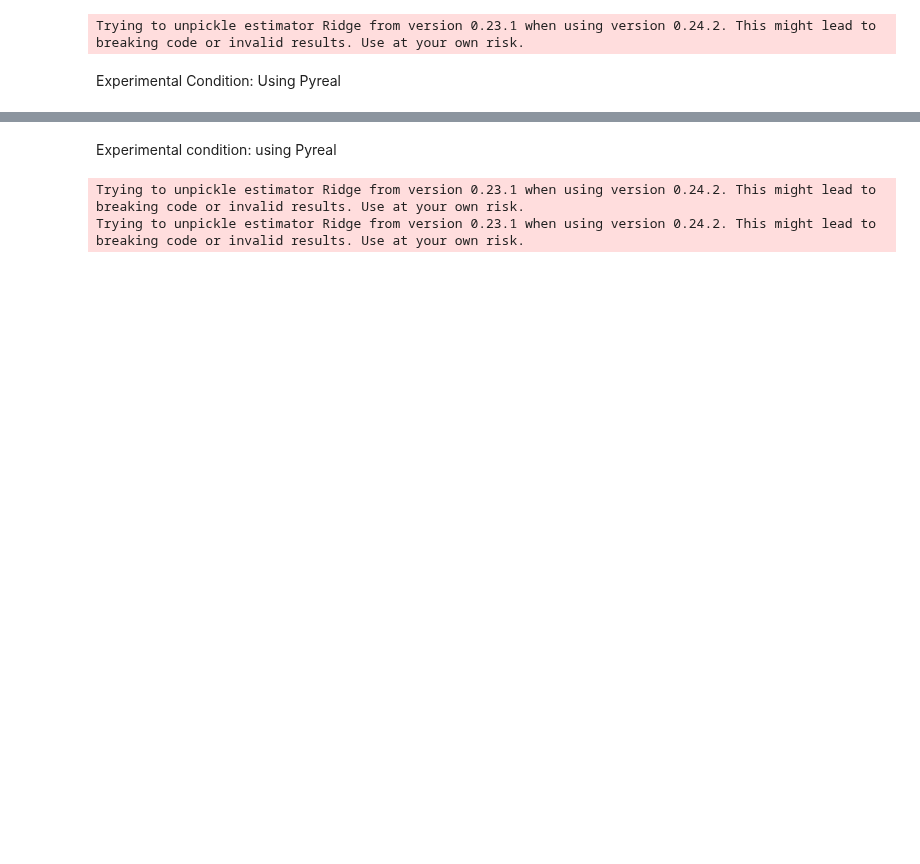
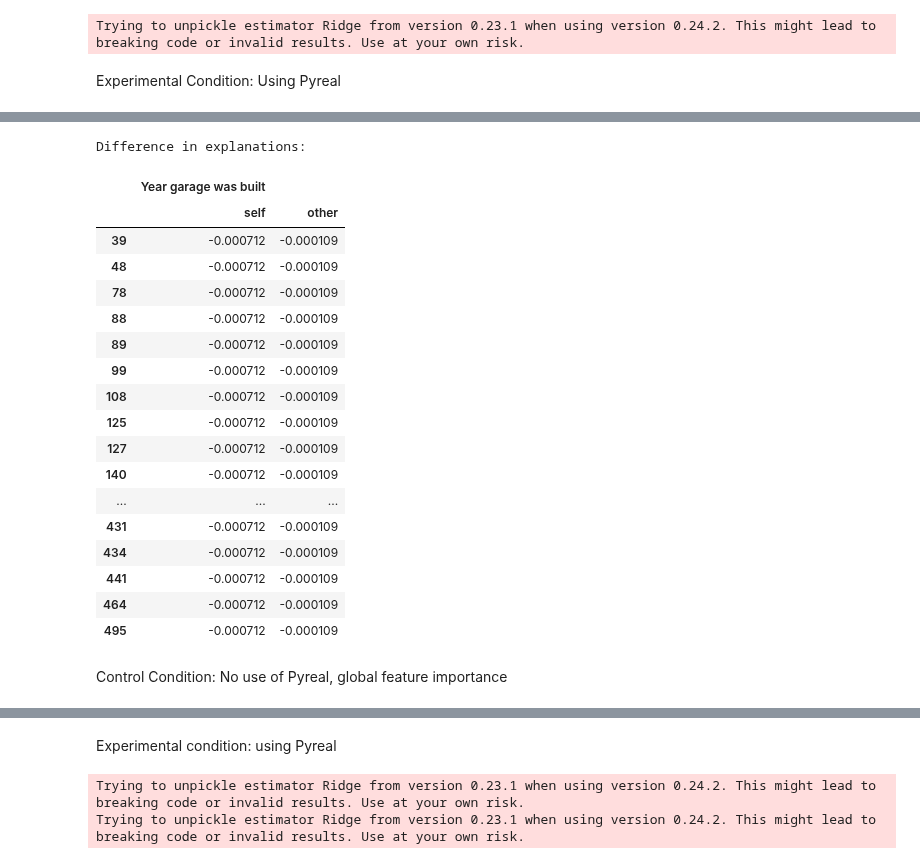
Before and after one commit to sibyl-dev/pyreal, a Jupyter notebook: experiments/ames_housing.ipynb, the cells around one changed output, grey strips where cells are left out. Saved outputs shown, nothing was run; the diff lists cells and outputs as text; code cells hidden in the pictures; blank space fills up the shorter version.

```diff
--- a/experiments/ames_housing.ipynb
+++ b/experiments/ames_housing.ipynb
@@ -70,8 +70,6 @@ def ames_transform(x):  #****
     x_cat = x_transform.select_dtypes(include=["object"])
     x_num = x_num.fillna(x_num.median())
     return pd.concat([x_num, x_cat], axis=1)
-
-
 X_explain = ames_transform(X_orig)
 columns_to_encode = X_explain.select_dtypes(include=["object"]).columns
 to_encode = X_explain[columns_to_encode]
@@ -82,11 +80,16 @@ encoded = ohe.transform(to_encode)
 encoded_df = pd.DataFrame(encoded, columns=encoded_columns, index=index)
 X_explain = pd.concat([X_explain.drop(columns_to_encode, axis="columns"), encoded_df], axis=1)
 columns = X_explain.columns
-
 model = pickle.load(open("../tutorials/ames_housing/model.pkl", "rb"))
 explainer = shap.Explainer(model, X_explain)
 explanation = explainer(X_explain.iloc[0:500])
 explanation_df = pd.DataFrame(explanation.values, columns=columns)
+for col in columns_to_encode:
+    encoded_features = [item for item in encoded_columns if item.startswith(col+'_')]
+    summed_contribution = explanation_df[encoded_features].sum(axis=1)
+    explanation_df = explanation_df.drop(encoded_features, axis="columns")
+    explanation_df[col] = summed_contribution
+explanation_df = explanation_df.rename(descriptions, axis='columns')
 shap_explanation = explanation_df #****
 print(shap_explanation)
 print("runtime:", time.time()-start)
@@ -113,0 +202,25 @@ Experimental Condition: Using Pyreal
+# %%
+print("Difference in explanations:  ")
+pyreal_explanation[0].compare(shap_explanation)
+# %% [output]
+Difference in explanations:
+|  | Year garage was built |  |
+|  | self | other |
+| 39 | -0.000712 | -0.000109 |
+| 48 | -0.000712 | -0.000109 |
+| 78 | -0.000712 | -0.000109 |
+| 88 | -0.000712 | -0.000109 |
+| 89 | -0.000712 | -0.000109 |
+| 99 | -0.000712 | -0.000109 |
+| 108 | -0.000712 | -0.000109 |
+| 125 | -0.000712 | -0.000109 |
+| 127 | -0.000712 | -0.000109 |
+| 140 | -0.000712 | -0.000109 |
+| ... | ... | ... |
+| 431 | -0.000712 | -0.000109 |
+| 434 | -0.000712 | -0.000109 |
+| 441 | -0.000712 | -0.000109 |
+| 464 | -0.000712 | -0.000109 |
+| 495 | -0.000712 | -0.000109 |
+# %% [markdown]
+Control Condition: No use of Pyreal, global feature importance
```
Also changed, not shown: parts of 9 cells of this notebook.
